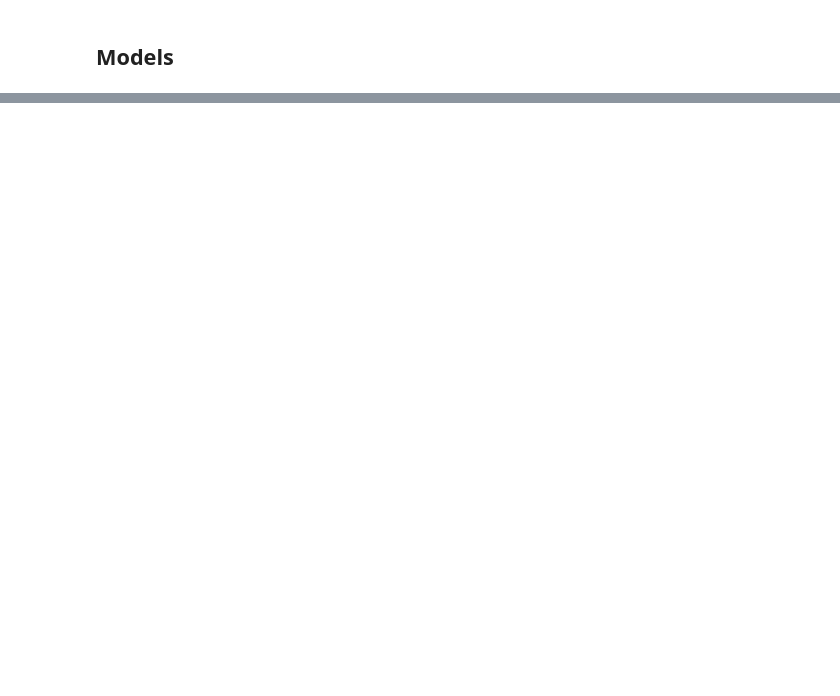
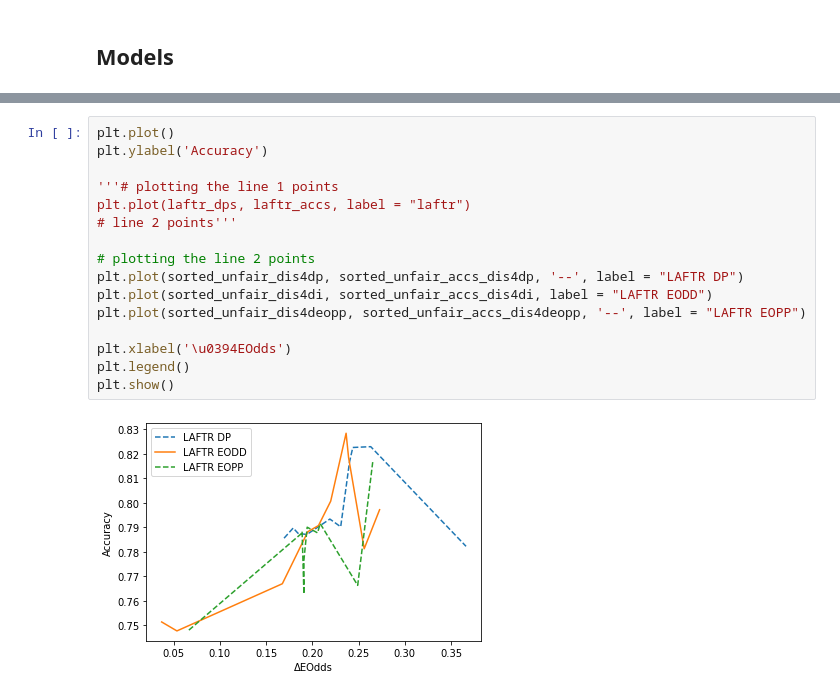
Before and after one commit to limafernando/falsb, a Jupyter notebook: madras_laftr.ipynb, the cells around one changed output, grey strips where cells are left out. Drawn from its saved outputs; the diff is of its cells as text; blank space fills up the shorter version.

```diff
--- a/madras_laftr.ipynb
+++ b/madras_laftr.ipynb
@@ -162,0 +496,18 @@ valid_losses, valid_accs = validation(model, valid_data)
+# %%
+plt.plot()
+plt.ylabel('Accuracy')
+
+'''# plotting the line 1 points
+plt.plot(laftr_dps, laftr_accs, label = "laftr")
+# line 2 points'''
+
+# plotting the line 2 points
+plt.plot(sorted_unfair_dis4dp, sorted_unfair_accs_dis4dp, '--', label = "LAFTR DP")
+plt.plot(sorted_unfair_dis4di, sorted_unfair_accs_dis4di, label = "LAFTR EODD")
+plt.plot(sorted_unfair_dis4deopp, sorted_unfair_accs_dis4deopp, '--', label = "LAFTR EOPP")
+
+plt.xlabel('\u0394EOdds')
+plt.legend()
+plt.show()
+# %% [output]
+[figure, added]
```
Also changed, not shown: parts of 42 cells of this notebook, 3 other files.
